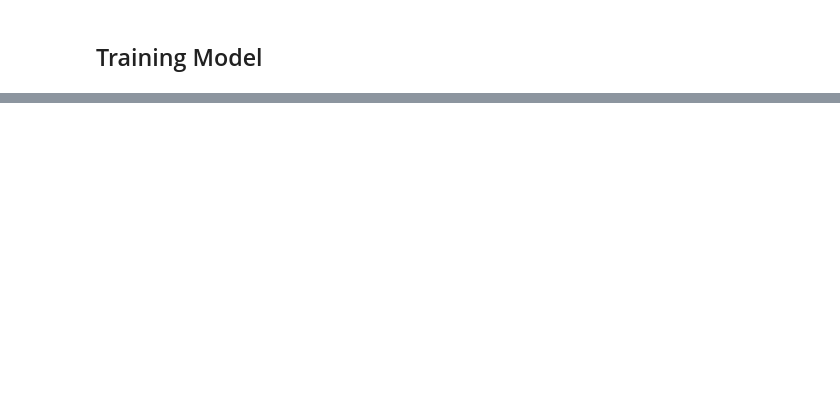
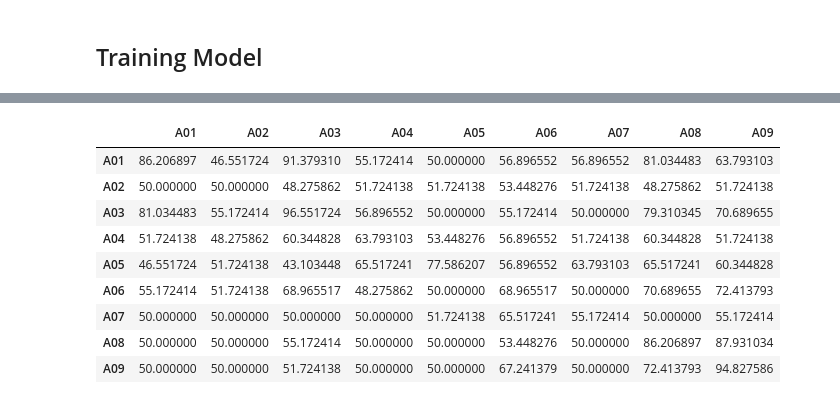
Before and after one commit to AlexRussell4/COGS189_FinalProject, a Jupyter notebook: EEGNet.ipynb, the cells around one changed output, grey strips where cells are left out. Drawn from its saved outputs; the diff is of its cells as text; code cells hidden in the pictures; blank space fills up the shorter version.

```diff
--- a/EEGNet.ipynb
+++ b/EEGNet.ipynb
@@ -850,2 +1144,72 @@ Estimated Total Size (MB): 6.05
 # %% [markdown]
 ## Training Model
+# %%
+import torch
+import numpy as np
+
+# Assuming EEGNetModel is the model class you've defined elsewhere
+# Assuming you've also defined load_subject_data(subject_id, is_training) to load your training and test datasets
+
+# Initialize device
+device = torch.device("cuda" if torch.cuda.is_available() else "cpu")
+
+# Define your subjects
+subjects = ['A01', 'A02', 'A03', 'A04', 'A05', 'A06', 'A07', 'A08', 'A09']
+
+# Hyperparameters
+EPOCHS = 500
+BATCH_SIZE = 64
+LEARNING_RATE = 0.001
+
+# Results matrix initialization
+results_matrix = np.zeros((len(subjects), len(subjects)))
+
+# Training models for each subject
+for i, train_subject in enumerate(subjects):
+    model_save_path = f"saved_models/eegnet_model_t_{train_subject}.pth"
+
+    # Check if the model already exists
+    if os.path.exists(model_save_path):
+        print(f"Model for {train_subject} already exists. Loading model...")
+        model = EEGNetModel()  # Make sure this is the correct way to initialize your model
+        model.load_state_dict(torch.load(model_save_path))
+        model.to(device)
+    else:
+        # Load training data
+        train_data, train_labels = load_subject_data(train_subject, is_training=True)
+
+        # Convert data to PyTorch datasets
+        train_tensor_data = torch.Tensor(train_data).unsqueeze(1).to(device)
+        train_tensor_labels = torch.LongTensor(train_labels).to(device)
+        train_dataset = TensorDataset(train_tensor_data, train_tensor_labels)
+
+        # Initialize and train model
+        trainer = TrainModel(device, train_subject)
+        model = EEGNetModel()  # Ensure this is your model's initialization call
+        trained_model = trainer.train_model(model, train_dataset, LEARNING_RATE, BATCH_SIZE, EPOCHS)
+
+        # Save model
+        torch.save(trained_model.state_dict(), model_save_path)
+        model = trained_model  # Update 'model' to be the trained model
+
+    # Evaluation on each subject's test data
+    evaluator = EvalModel(device)
+    for j, test_subject in enumerate(subjects):
+        print(f"Evaluating {train_subject}-trained model on {test_subject} ------------------------")
+        # Load test data
+        test_data, test_labels = load_subject_data(test_subject, is_training=False)
+
+        # Convert data to PyTorch datasets
+        test_tensor_data = torch.Tensor(test_data).unsqueeze(1).to(device)
+        test_tensor_labels = torch.LongTensor(test_labels).to(device)
+        test_tensor_labels -= test_tensor_labels.min()
+        test_dataset = TensorDataset(test_tensor_data, test_tensor_labels)
+
+        # Evaluate model
+        accuracy = evaluator.test_model(model_save_path, test_dataset, test_subject)
+        results_matrix[i][j] = accuracy
+        print(f"Model trained on {train_subject} tested on {test_subject}: {accuracy:.2f}% accuracy")
+
+# Save the results to a CSV file and print the matrix
+evaluator.save_results(results_matrix, subjects)
+# %% [output]
@@ -851,0 +1245,10 @@ Estimated Total Size (MB): 6.05
+|  | A01 | A02 | A03 | A04 | A05 | A06 | A07 | A08 | A09 |
+| A01 | 86.206897 | 46.551724 | 91.379310 | 55.172414 | 50.000000 | 56.896552 | 56.896552 | 81.034483 | 63.793103 |
+| A02 | 50.000000 | 50.000000 | 48.275862 | 51.724138 | 51.724138 | 53.448276 | 51.724138 | 48.275862 | 51.724138 |
+| A03 | 81.034483 | 55.172414 | 96.551724 | 56.896552 | 50.000000 | 55.172414 | 50.000000 | 79.310345 | 70.689655 |
+| A04 | 51.724138 | 48.275862 | 60.344828 | 63.793103 | 53.448276 | 56.896552 | 51.724138 | 60.344828 | 51.724138 |
+| A05 | 46.551724 | 51.724138 | 43.103448 | 65.517241 | 77.586207 | 56.896552 | 63.793103 | 65.517241 | 60.344828 |
+| A06 | 55.172414 | 51.724138 | 68.965517 | 48.275862 | 50.000000 | 68.965517 | 50.000000 | 70.689655 | 72.413793 |
+| A07 | 50.000000 | 50.000000 | 50.000000 | 50.000000 | 51.724138 | 65.517241 | 55.172414 | 50.000000 | 55.172414 |
+| A08 | 50.000000 | 50.000000 | 55.172414 | 50.000000 | 50.000000 | 53.448276 | 50.000000 | 86.206897 | 87.931034 |
+| A09 | 50.000000 | 50.000000 | 51.724138 | 50.000000 | 50.000000 | 67.241379 | 50.000000 | 72.413793 | 94.827586 |
```
Also changed, not shown: parts of 25 cells of this notebook, 5 other files.
